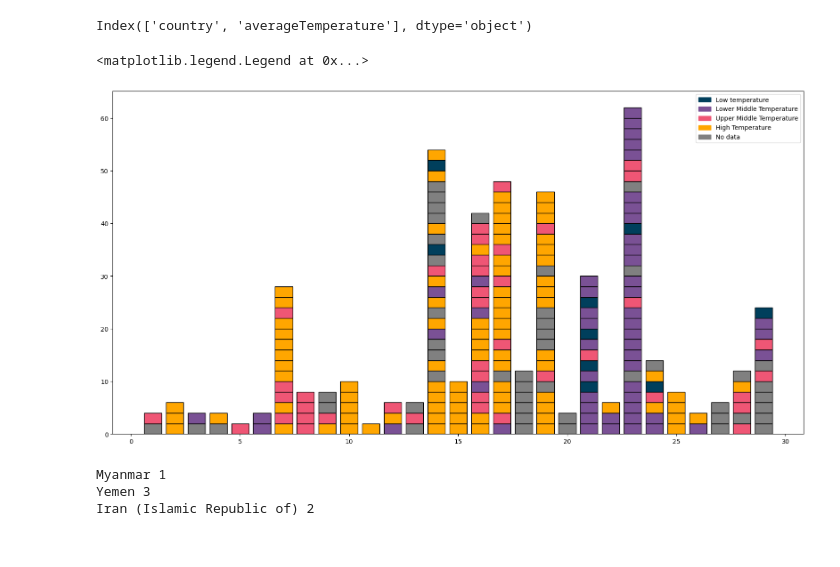
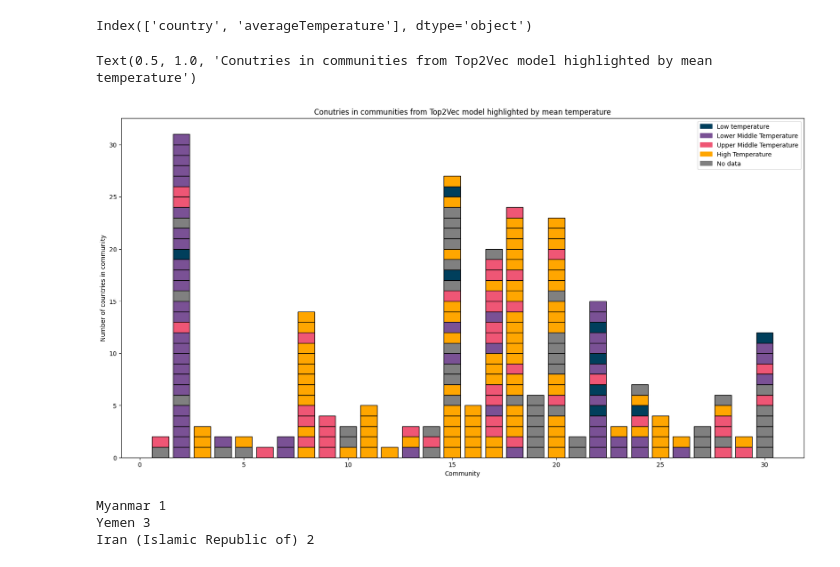
Before and after one commit to gustavn19/Fagprojekt, a Jupyter notebook: top2vec_done.ipynb, the cells around one changed output. Drawn from its saved outputs; the diff is of its cells as text; code cells hidden in the pictures.

Commit message:
labels on graph

```diff
--- a/top2vec_done.ipynb
+++ b/top2vec_done.ipynb
@@ -369,4 +372,4 @@ plt.legend(handles=[pop_a,pop_b,pop_c,pop_d])
 # %%
-for c in communities[29]:
+for c in communities[3]:
     print(countries_swap[c],countries_income_dic[c])
 # %% [output]
@@ -592,40 +589,43 @@ for c in countries_swap.keys():
 # %%
 plt.figure(figsize=(20, 10))
 for j in range(len(communities)):
     for i in range(len(communities[j+1])):
         if i == 0:
             if temp_dic[communities[j+1][i]] == 0:
-                plt.bar(j+1, 2, color="#003f5c",width=0.8,edgecolor="#000000")
+                plt.bar(j+1, 1, color="#003f5c",width=0.8,edgecolor="#000000")
             elif temp_dic[communities[j+1][i]] == 1:
-                plt.bar(j+1, 2, color="#7a5195",width=0.8,edgecolor="#000000")
+                plt.bar(j+1, 1, color="#7a5195",width=0.8,edgecolor="#000000")
             elif temp_dic[communities[j+1][i]] == 2:
-                plt.bar(j+1, 2, color="#ef5675",width=0.8,edgecolor="#000000")
+                plt.bar(j+1, 1, color="#ef5675",width=0.8,edgecolor="#000000")
             elif temp_dic[communities[j+1][i]] == 3:
-                plt.bar(j+1, 2, color="#ffa600",width=0.8,edgecolor="#000000")
+                plt.bar(j+1, 1, color="#ffa600",width=0.8,edgecolor="#000000")
             elif temp_dic[communities[j+1][i]] == "NaN":
-                plt.bar(j+1, 2, color="#808080",width=0.8,edgecolor="#000000")
-            h=2
+                plt.bar(j+1, 1, color="#808080",width=0.8,edgecolor="#000000")
+            h=1
         else:
             if temp_dic[communities[j+1][i]] == 0:
-                plt.bar(j+1, 2, bottom=h, color="#003f5c",width=0.8,edgecolor="#000000")
+                plt.bar(j+1, 1, bottom=h, color="#003f5c",width=0.8,edgecolor="#000000")
             elif temp_dic[communities[j+1][i]] == 1:
-                plt.bar(j+1, 2, bottom=h, color="#7a5195",width=0.8,edgecolor="#000000")
+                plt.bar(j+1, 1, bottom=h, color="#7a5195",width=0.8,edgecolor="#000000")
             elif temp_dic[communities[j+1][i]] == 2:
-                plt.bar(j+1, 2, bottom=h, color="#ef5675",width=0.8,edgecolor="#000000")
+                plt.bar(j+1, 1, bottom=h, color="#ef5675",width=0.8,edgecolor="#000000")
             elif temp_dic[communities[j+1][i]] == 3:
-                plt.bar(j+1, 2, bottom=h, color="#ffa600",width=0.8,edgecolor="#000000")
+                plt.bar(j+1, 1, bottom=h, color="#ffa600",width=0.8,edgecolor="#000000")
             elif temp_dic[communities[j+1][i]] == "NaN":
-                plt.bar(j+1, 2, bottom=h, color="#808080",width=0.8,edgecolor="#000000")
-            h=h+2
+                plt.bar(j+1, 1, bottom=h, color="#808080",width=0.8,edgecolor="#000000")
+            h=h+1
 pop_a = mpatches.Patch(color='#003f5c', label="Low temperature")
 pop_b = mpatches.Patch(color='#7a5195', label="Lower Middle Temperature")
 pop_c = mpatches.Patch(color='#ef5675', label="Upper Middle Temperature")
 pop_d = mpatches.Patch(color='#ffa600', label='High Temperature')
 pop_e = mpatches.Patch(color='#808080', label='No data')
 plt.legend(handles=[pop_a,pop_b,pop_c,pop_d,pop_e])
+plt.xlabel("Community")
+plt.ylabel("Number of countries in community")
+plt.title("Countries in communities from Top2Vec model highlighted by mean temperature")
 # %% [output]
-<matplotlib.legend.Legend at 0x...>
+Text(0.5, 1.0, 'Conutries in communities from Top2Vec model highlighted by mean temperature')
-[figure, old version]
+[figure, new version]
 # %%
 for c in communities[12]:
     print(countries_swap[c],temp_dic[c])
```
Also changed, not shown: parts of 4 cells of this notebook.
